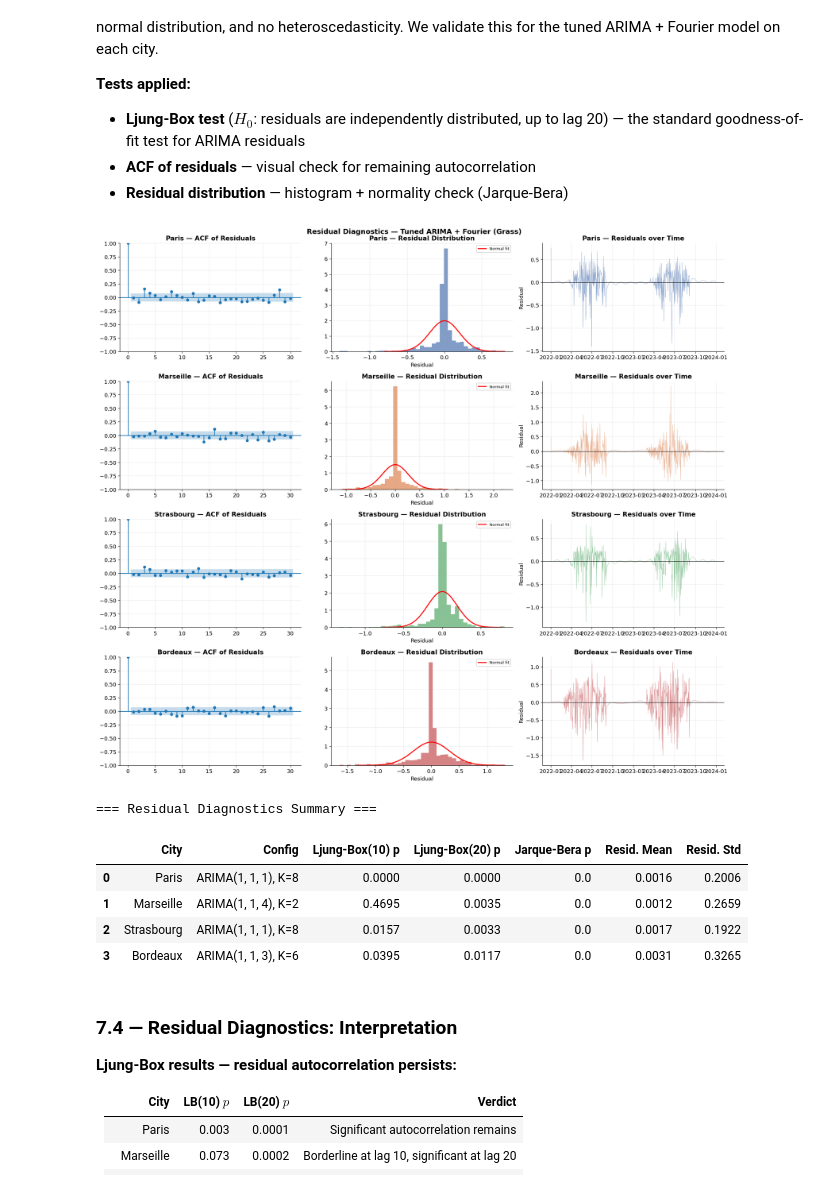
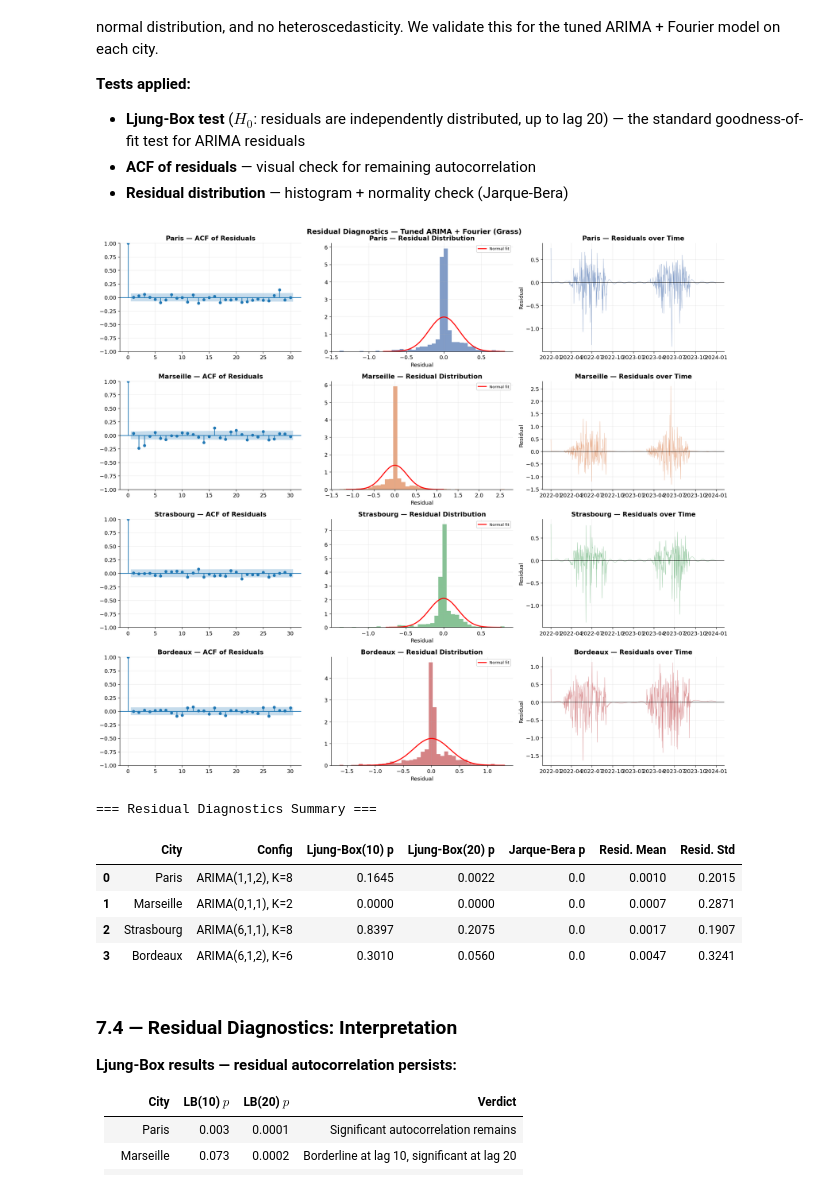
Before and after one commit to jbouniol/time-series-pollen, a Jupyter notebook: Notebooks/03_modelling.ipynb, the cells around one changed output. Drawn from its saved outputs; the diff is of its cells as text; code cells hidden in the pictures.

Commit message:
Update figures with new visualizations for model comparisons and diagnostics

```diff
--- a/Notebooks/03_modelling.ipynb
+++ b/Notebooks/03_modelling.ipynb
@@ -1045,27 +1117,22 @@ for ax, city in zip(axes.flat, CITIES):
     city_df, train_raw, test_raw = get_city_series(city, PRIMARY_SPECIES)
     y_train = log_transform(train_raw)
 
-    # Get best K from validation-based selection (section 7.1)
-    row = best_k[best_k["City"] == city].iloc[0]
+    # Get best (p,d,q,K) from grid search (section 7.2)
+    row = best_orders[best_orders["City"] == city].iloc[0]
+    opt_p, opt_d, opt_q = int(row["p"]), int(row["d"]), int(row["q"])
     opt_K = int(row["K"])
 
     fourier_train = make_fourier(y_train.index, K=opt_K)
     fourier_test  = make_fourier(test_raw.index, K=opt_K)
 
-    # Fit auto_arima with optimal K on full training set
-    model = pm.auto_arima(
-        y_train.values, X=fourier_train.values,
-        start_p=0, max_p=5, start_q=0, max_q=5,
-        d=None, max_d=2, seasonal=False,
-        stepwise=True, suppress_warnings=True,
-        information_criterion="aicc", error_action="ignore",
-    )
-    opt_order = model.order
+    # Fit on full training set with grid-search-optimal order
+    model = PmdARIMA(order=(opt_p, opt_d, opt_q), suppress_warnings=True)
+    model.fit(y_train.values, X=fourier_train.values)
 
     y_pred = model.predict(n_periods=len(test_raw), X=fourier_test.values)
     pred_raw = inv_log_transform(y_pred)
 
-    config_str = f"ARIMA{opt_order}, K={opt_K}"
+    config_str = f"ARIMA({opt_p},{opt_d},{opt_q}), K={opt_K}"
     m = compute_metrics(test_raw.values, pred_raw, label="Tuned ARIMA+Fourier")
     m["City"] = city
     m["Config"] = config_str
@@ -1081,7 +1148,7 @@ plt.savefig(os.path.join(FIG_DIR, "03_tuned_arima_grass.png"), bbox_inches="tigh
 plt.show()
 
 # Compare default vs tuned
-print("=== Default (K=5, auto_arima) vs Tuned (optimal K, auto_arima) ===")
+print("=== Default (K=5, auto_arima) vs Tuned (grid search) ===")
 comparison = []
 for city in CITIES:
     default = arima_fourier_results[city]["metrics"]
@@ -1142,19 +1209,16 @@ for row_idx, city in enumerate(CITIES):
     city_df, train_raw, test_raw = get_city_series(city, PRIMARY_SPECIES)
     y_train = log_transform(train_raw)
 
-    # Get best K from section 7.1
-    opt_K = int(best_k[best_k["City"] == city].iloc[0]["K"])
+    # Get best (p,d,q,K) from grid search
+    row = best_orders[best_orders["City"] == city].iloc[0]
+    opt_p, opt_d, opt_q = int(row["p"]), int(row["d"]), int(row["q"])
+    opt_K = int(row["K"])
+
     fourier_train = make_fourier(y_train.index, K=opt_K)
 
-    # Fit auto_arima with optimal K
-    model = pm.auto_arima(
-        y_train.values, X=fourier_train.values,
-        start_p=0, max_p=5, start_q=0, max_q=5,
-        d=None, max_d=2, seasonal=False,
-        stepwise=True, suppress_warnings=True,
-        information_criterion="aicc", error_action="ignore",
-    )
-    opt_order = model.order
+    # Refit to get residuals
+    model = PmdARIMA(order=(opt_p, opt_d, opt_q), suppress_warnings=True)
+    model.fit(y_train.values, X=fourier_train.values)
     residuals = model.resid()
 
     # 1) ACF of residuals
@@ -1173,41 +1237,41 @@ for row_idx, city in enumerate(CITIES):
     axes[row_idx, 2].plot(y_train.index, residuals, color=CITY_COLORS[city], linewidth=0.5, alpha=0.7)
     axes[row_idx, 2].axhline(0, color="black", linewidth=0.8)
     axes[row_idx, 2].set_title(f"{city} — Residuals over Time")
     axes[row_idx, 2].set_ylabel("Residual")
 
     # Ljung-Box test (lag 10 and 20)
     lb_10 = acorr_ljungbox(residuals, lags=[10], return_df=True)
     lb_20 = acorr_ljungbox(residuals, lags=[20], return_df=True)
 
     # Jarque-Bera normality test
     jb_stat, jb_p = stats.jarque_bera(residuals)
 
     diag_records.append({
         "City": city,
-        "Config": f"ARIMA{opt_order}, K={opt_K}",
+        "Config": f"ARIMA({opt_p},{opt_d},{opt_q}), K={opt_K}",
         "Ljung-Box(10) p": round(float(lb_10["lb_pvalue"].values[0]), 4),
         "Ljung-Box(20) p": round(float(lb_20["lb_pvalue"].values[0]), 4),
         "Jarque-Bera p": round(jb_p, 4),
         "Resid. Mean": round(mu, 4),
         "Resid. Std": round(sigma, 4),
     })
 
 plt.tight_layout()
 plt.savefig(os.path.join(FIG_DIR, "03_residual_diagnostics.png"), bbox_inches="tight", dpi=150)
 plt.show()
 
 # Summary table
 diag_df = pd.DataFrame(diag_records)
 print("=== Residual Diagnostics Summary ===")
 display(diag_df)
 # %% [output]
-[figure, old version]
+[figure, new version]
 === Residual Diagnostics Summary ===
 |  | City | Config | Ljung-Box(10) p | Ljung-Box(20) p | Jarque-Bera p | Resid. Mean | Resid. Std |
-| 0 | Paris | ARIMA(1, 1, 1), K=8 | 0.0000 | 0.0000 | 0.0 | 0.0016 | 0.2006 |
-| 1 | Marseille | ARIMA(1, 1, 4), K=2 | 0.4695 | 0.0035 | 0.0 | 0.0012 | 0.2659 |
-| 2 | Strasbourg | ARIMA(1, 1, 1), K=8 | 0.0157 | 0.0033 | 0.0 | 0.0017 | 0.1922 |
-| 3 | Bordeaux | ARIMA(1, 1, 3), K=6 | 0.0395 | 0.0117 | 0.0 | 0.0031 | 0.3265 |
+| 0 | Paris | ARIMA(1,1,2), K=8 | 0.1645 | 0.0022 | 0.0 | 0.0010 | 0.2015 |
+| 1 | Marseille | ARIMA(0,1,1), K=2 | 0.0000 | 0.0000 | 0.0 | 0.0007 | 0.2871 |
+| 2 | Strasbourg | ARIMA(6,1,1), K=8 | 0.8397 | 0.2075 | 0.0 | 0.0017 | 0.1907 |
+| 3 | Bordeaux | ARIMA(6,1,2), K=6 | 0.3010 | 0.0560 | 0.0 | 0.0047 | 0.3241 |
 # %% [markdown]
 ### 7.4 — Residual Diagnostics: Interpretation
 
```
Also changed, not shown: parts of 5 cells of this notebook, 4 other files.
